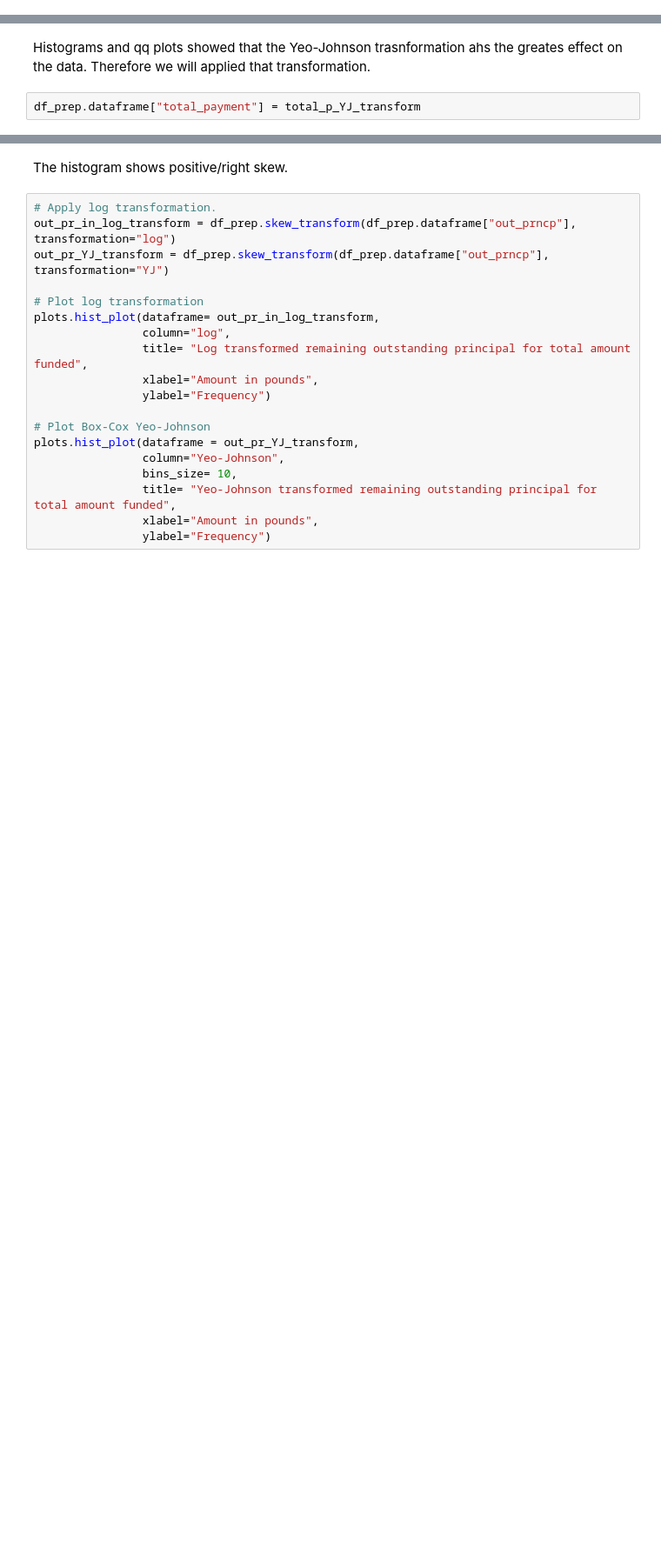
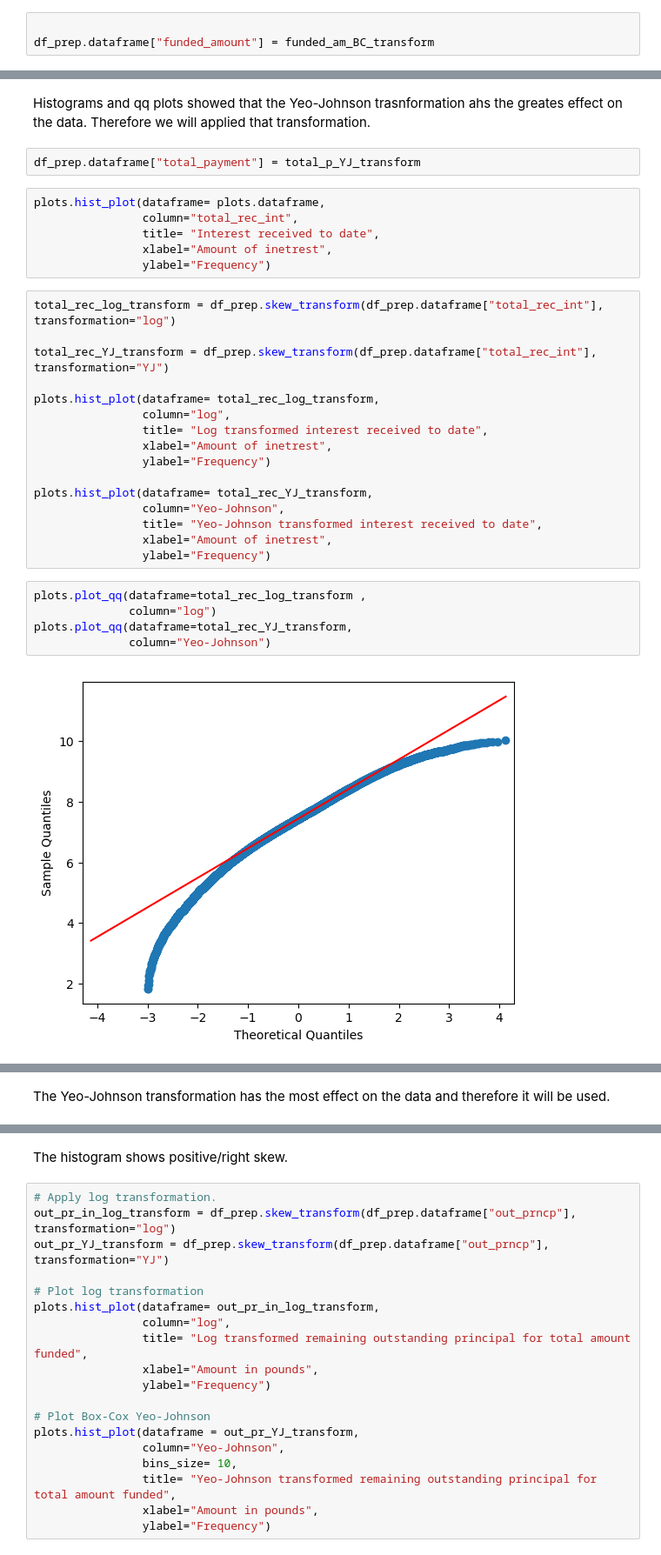
Before and after one commit to ChristianDaza/EDA_finance, a Jupyter notebook: SRC/EDA.ipynb, the cells around one changed output, grey strips where cells are left out. Shown at 87% size. Saved outputs shown, nothing was run; the diff lists cells and outputs as text; blank space fills up the shorter version.

Commit message:
Finish transform all skew data.

```diff
--- a/SRC/EDA.ipynb
+++ b/SRC/EDA.ipynb
@@ -646,3 +361,6 @@ df_prep.dataframe["loan_amount"] = df_prep.skew_transform(df_prep.dataframe["loa
+# %%
+
+df_prep.dataframe["funded_amount"] = funded_am_BC_transform
 # %%
 # Visualise the skew of funded_amount_inv
 plt.figure(figsize=(10, 6))
@@ -873,3 +540,32 @@ plots.plot_qq(dataframe=total_p_YJ_transform,
 Histograms and qq plots showed that the Yeo-Johnson trasnformation ahs the greates effect on the data. Therefore we will applied that transformation.
 # %%
 df_prep.dataframe["total_payment"] = total_p_YJ_transform
+# %%
+plots.hist_plot(dataframe= plots.dataframe,
+                column="total_rec_int",
+                title= "Interest received to date",
+                xlabel="Amount of inetrest",
+                ylabel="Frequency")
+# %%
+total_rec_log_transform = df_prep.skew_transform(df_prep.dataframe["total_rec_int"], transformation="log")
+
+total_rec_YJ_transform = df_prep.skew_transform(df_prep.dataframe["total_rec_int"], transformation="YJ")
+
+plots.hist_plot(dataframe= total_rec_log_transform,
+                column="log",
+                title= "Log transformed interest received to date",
+                xlabel="Amount of inetrest",
+                ylabel="Frequency")
+
+plots.hist_plot(dataframe= total_rec_YJ_transform,
+                column="Yeo-Johnson",
+                title= "Yeo-Johnson transformed interest received to date",
+                xlabel="Amount of inetrest",
+                ylabel="Frequency")
+# %%
+plots.plot_qq(dataframe=total_rec_log_transform ,
+              column="log")
+plots.plot_qq(dataframe=total_rec_YJ_transform,
+              column="Yeo-Johnson")
+# %% [output]
+[figure, added]
@@ -875,0 +573,2 @@ df_prep.dataframe["total_payment"] = total_p_YJ_transform
+# %% [markdown]
+The Yeo-Johnson transformation has the most effect on the data and therefore it will be used.
```
Also changed, not shown: parts of 103 cells of this notebook, 1 other file.
